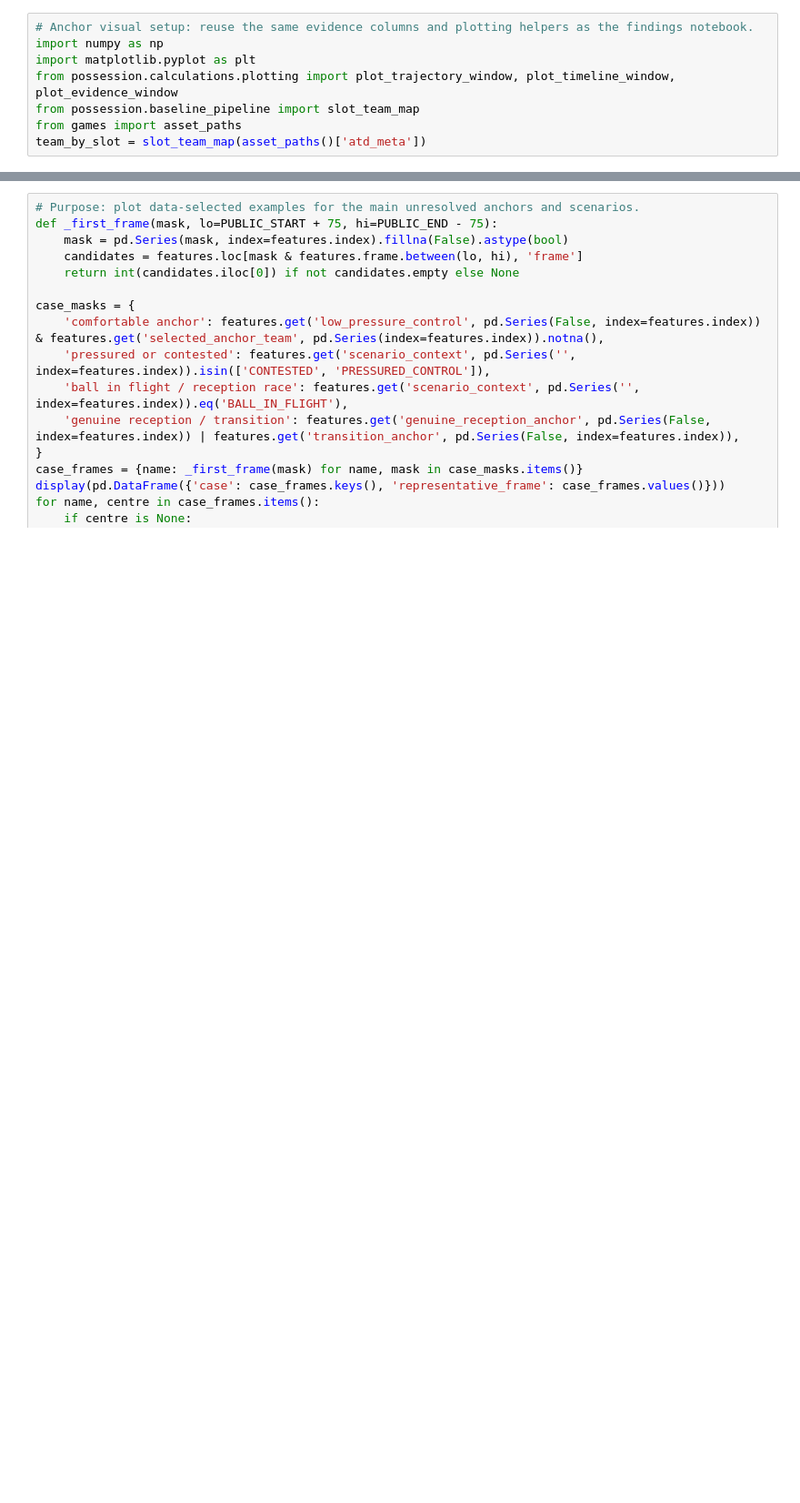
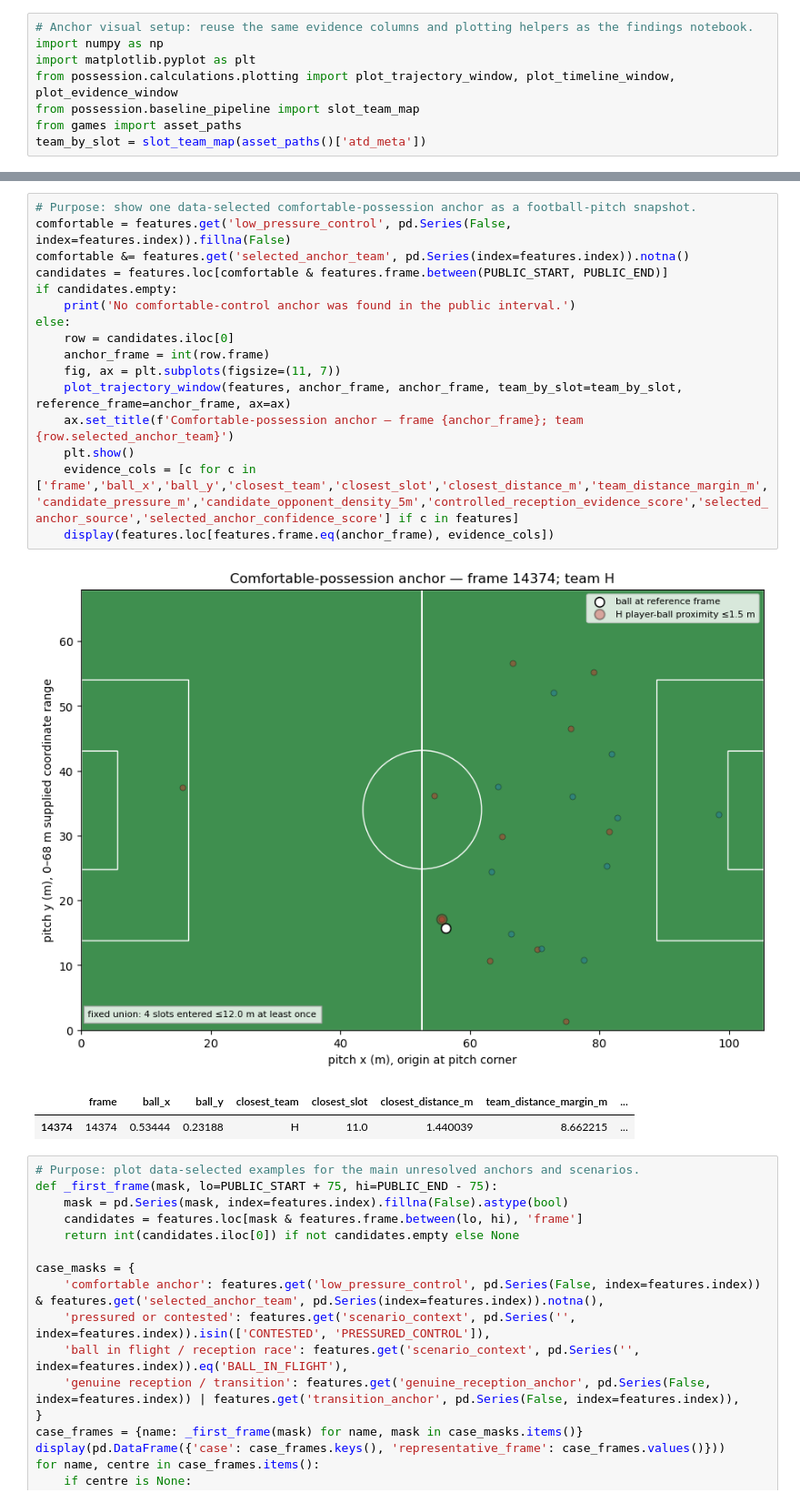
Before and after one commit to Pingeor11/Barcelona-hackathon, a Jupyter notebook: notebooks/04_anchors_rulebook.ipynb, the cells around one changed output, grey strips where cells are left out. Shown at 91% size. Drawn from its saved outputs; the diff is of its cells as text; blank space fills up the shorter version.

Commit message:
Add comfortable possession anchor pitch view

```diff
--- a/notebooks/04_anchors_rulebook.ipynb
+++ b/notebooks/04_anchors_rulebook.ipynb
@@ -58,3 +64,23 @@ team_by_slot = slot_team_map(asset_paths()['atd_meta'])
+# %%
+# Purpose: show one data-selected comfortable-possession anchor as a football-pitch snapshot.
+comfortable = features.get('low_pressure_control', pd.Series(False, index=features.index)).fillna(False)
+comfortable &= features.get('selected_anchor_team', pd.Series(index=features.index)).notna()
+candidates = features.loc[comfortable & features.frame.between(PUBLIC_START, PUBLIC_END)]
+if candidates.empty:
+    print('No comfortable-control anchor was found in the public interval.')
+else:
+    row = candidates.iloc[0]
+    anchor_frame = int(row.frame)
+    fig, ax = plt.subplots(figsize=(11, 7))
+    plot_trajectory_window(features, anchor_frame, anchor_frame, team_by_slot=team_by_slot, reference_frame=anchor_frame, ax=ax)
+    ax.set_title(f'Comfortable-possession anchor — frame {anchor_frame}; team {row.selected_anchor_team}')
+    plt.show()
+    evidence_cols = [c for c in ['frame','ball_x','ball_y','closest_team','closest_slot','closest_distance_m','team_distance_margin_m','candidate_pressure_m','candidate_opponent_density_5m','controlled_reception_evidence_score','selected_anchor_source','selected_anchor_confidence_score'] if c in features]
+    display(features.loc[features.frame.eq(anchor_frame), evidence_cols])
+# %% [output]
+[figure, added]
+|  | frame | ball_x | ball_y | closest_team | closest_slot | closest_distance_m | team_distance_margin_m | ... |
+| 14374 | 14374 | 0.53444 | 0.23188 | H | 11.0 | 1.440039 | 8.662215 | ... |
 # %%
 # Purpose: plot data-selected examples for the main unresolved anchors and scenarios.
 def _first_frame(mask, lo=PUBLIC_START + 75, hi=PUBLIC_END - 75):
```
Also changed, not shown: parts of 1 cell of this notebook.
